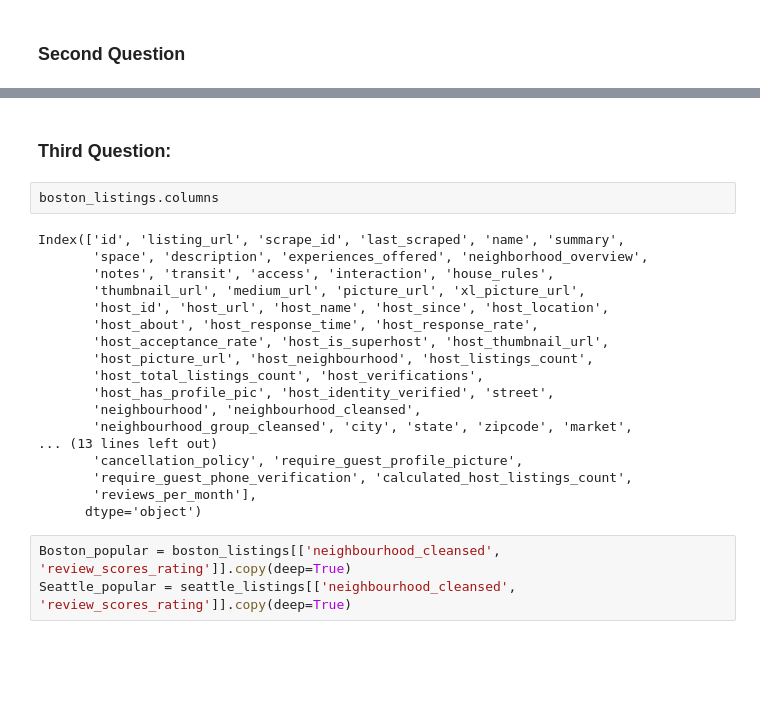
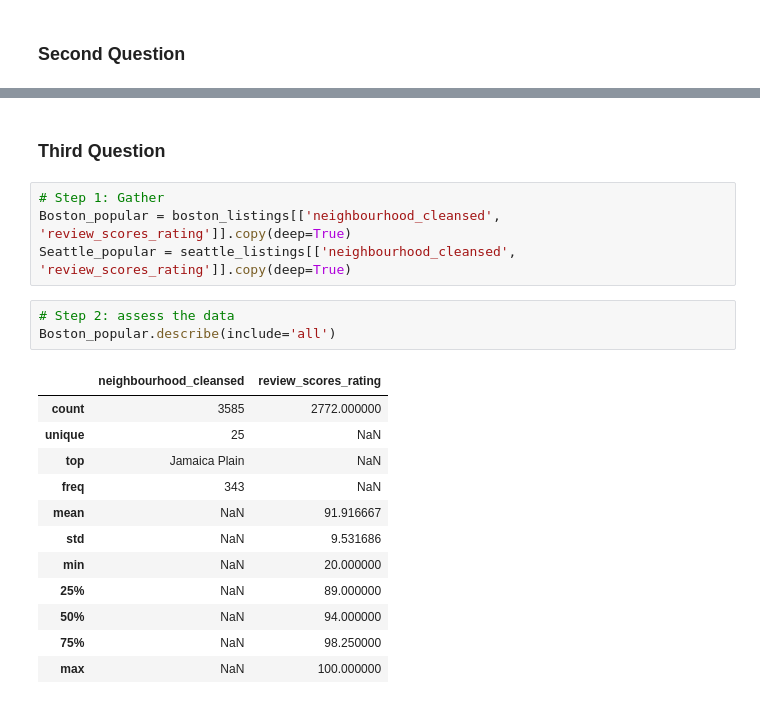
Before and after one commit to alanlee1994/assignment1_DS, a Jupyter notebook: assignment1.ipynb, the cells around one changed output, grey strips where cells are left out. Cells and saved outputs as stored; diff of their text form; blank space fills up the shorter version.

```diff
--- a/assignment1.ipynb
+++ b/assignment1.ipynb
@@ -163,25 +197,22 @@ Notes:
 # %% [markdown]
-### Third Question:
+### Third Question
-# %%
-boston_listings.columns
-# %% [output]
-Index(['id', 'listing_url', 'scrape_id', 'last_scraped', 'name', 'summary',
-       'space', 'description', 'experiences_offered', 'neighborhood_overview',
-       'notes', 'transit', 'access', 'interaction', 'house_rules',
-       'thumbnail_url', 'medium_url', 'picture_url', 'xl_picture_url',
-       'host_id', 'host_url', 'host_name', 'host_since', 'host_location',
-       'host_about', 'host_response_time', 'host_response_rate',
-       'host_acceptance_rate', 'host_is_superhost', 'host_thumbnail_url',
-       'host_picture_url', 'host_neighbourhood', 'host_listings_count',
-       'host_total_listings_count', 'host_verifications',
-       'host_has_profile_pic', 'host_identity_verified', 'street',
-       'neighbourhood', 'neighbourhood_cleansed',
-       'neighbourhood_group_cleansed', 'city', 'state', 'zipcode', 'market',
-... (13 lines left out)
-       'cancellation_policy', 'require_guest_profile_picture',
-       'require_guest_phone_verification', 'calculated_host_listings_count',
-       'reviews_per_month'],
-      dtype='object')
 # %%
+# Step 1: Gather
 Boston_popular = boston_listings[['neighbourhood_cleansed', 'review_scores_rating']].copy(deep=True)
 Seattle_popular = seattle_listings[['neighbourhood_cleansed', 'review_scores_rating']].copy(deep=True)
+# %%
+# Step 2: assess the data
+Boston_popular.describe(include='all')
+# %% [output]
+|  | neighbourhood_cleansed | review_scores_rating |
+| count | 3585 | 2772.000000 |
+| unique | 25 | NaN |
+| top | Jamaica Plain | NaN |
+| freq | 343 | NaN |
+| mean | NaN | 91.916667 |
+| std | NaN | 9.531686 |
+| min | NaN | 20.000000 |
+| 25% | NaN | 89.000000 |
+| 50% | NaN | 94.000000 |
+| 75% | NaN | 98.250000 |
+| max | NaN | 100.000000 |
```
Also changed, not shown: parts of 28 cells of this notebook.
